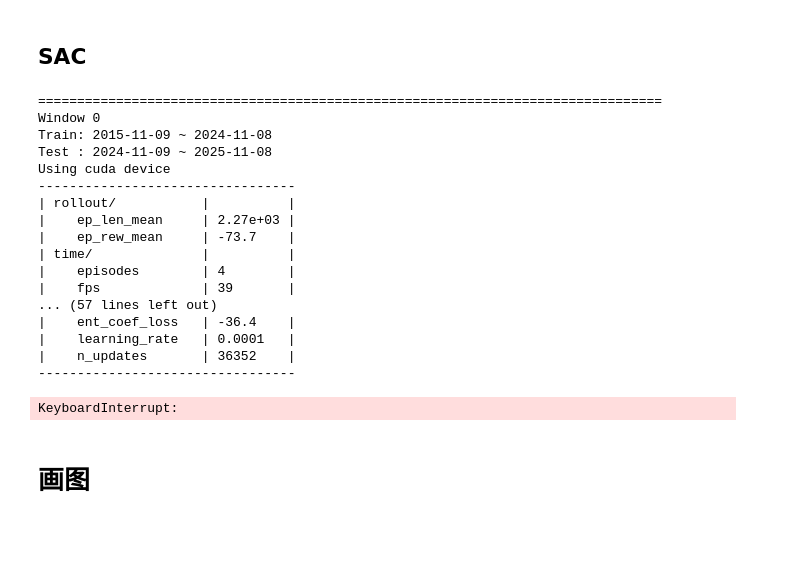
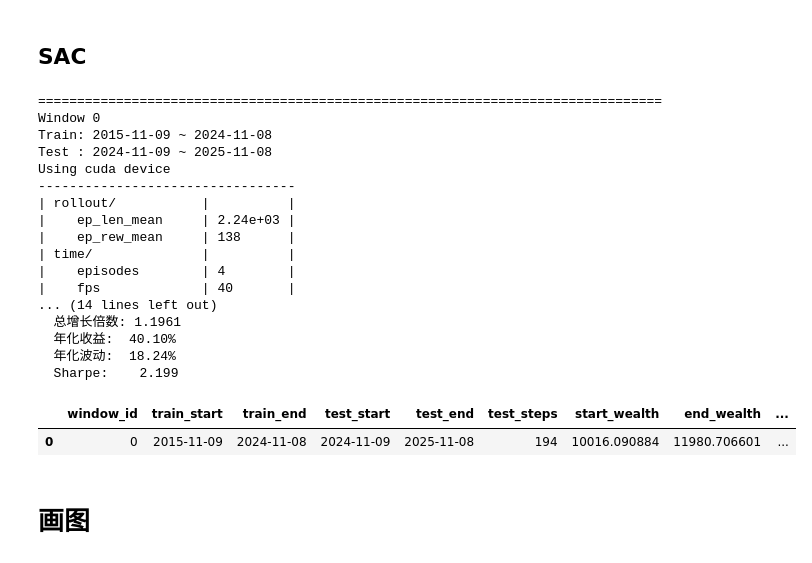
Before and after one commit to George-Zheng-1013/portfolio, a Jupyter notebook: SAC.ipynb, the cells around one changed output. Drawn from its saved outputs; the diff is of its cells as text; code cells hidden in the pictures; blank space fills up the shorter version.

```diff
--- a/SAC.ipynb
+++ b/SAC.ipynb
@@ -405,7 +449,7 @@ def make_env_for_period(start_date_str, end_date_str, monitor_file=None):
 # 保存每个窗口的测试结果
 wf_results = []
 
-TOTAL_TIMESTEPS = 200_000
+TOTAL_TIMESTEPS = 20_000
 
 for i, w in enumerate(windows):
     print("=" * 80)
@@ -436,9 +480,10 @@ for i, w in enumerate(windows):
         device=device,
         policy_kwargs=policy_kwargs,
         # 下面这些超参数可以之后再细调
-        learning_rate=1e-4,
+        learning_rate=3e-4,
         batch_size=256,
         buffer_size=200_000,
+        gamma=0.99,
         tau=0.005,
         ent_coef="auto",
         train_freq=(256, "step"),
@@ -528,42 +573,43 @@ for i, w in enumerate(windows):
                 "end_wealth": balances_arr[-1] if len(balances_arr) > 0 else np.nan,
                 "total_growth": total_growth,
                 "ann_return": ann_return_geom,
                 "ann_vol": ann_vol,
                 "sharpe": sharpe,
             }
         )
 
         print(f"Window {i} 测试结束：")
         print(f"  终值资产: {balances_arr[-1]:.2f}  (初始 {balances_arr[0]:.2f})")
         print(f"  总增长倍数: {total_growth:.4f}")
         print(f"  年化收益:  {ann_return_geom:.2%}")
         print(f"  年化波动:  {ann_vol:.2%}")
         print(f"  Sharpe:    {sharpe:.3f}")
 
         return wf_results
 
 
 wf_results_df = pd.DataFrame(analysis(balances_arr,dates))
 wf_results_df
 # %% [output]
 ================================================================================
 Window 0
 Train: 2015-11-09 ~ 2024-11-08
 Test : 2024-11-09 ~ 2025-11-08
 Using cuda device
 ---------------------------------
 | rollout/           |          |
-|    ep_len_mean     | 2.27e+03 |
-|    ep_rew_mean     | -73.7    |
+|    ep_len_mean     | 2.24e+03 |
+|    ep_rew_mean     | 138      |
 | time/              |          |
 |    episodes        | 4        |
-|    fps             | 39       |
-... (57 lines left out)
-|    ent_coef_loss   | -36.4    |
-|    learning_rate   | 0.0001   |
-|    n_updates       | 36352    |
----------------------------------
+|    fps             | 40       |
+... (14 lines left out)
+  总增长倍数: 1.1961
+  年化收益:  40.10%
+  年化波动:  18.24%
+  Sharpe:    2.199
-KeyboardInterrupt:
+|  | window_id | train_start | train_end | test_start | test_end | test_steps | start_wealth | end_wealth | ... |
+| 0 | 0 | 2015-11-09 | 2024-11-08 | 2024-11-09 | 2025-11-08 | 194 | 10016.090884 | 11980.706601 | ... |
 # %% [markdown]
 # 画图
 # %%
```
Also changed, not shown: parts of 10 cells of this notebook, 10 other files.
